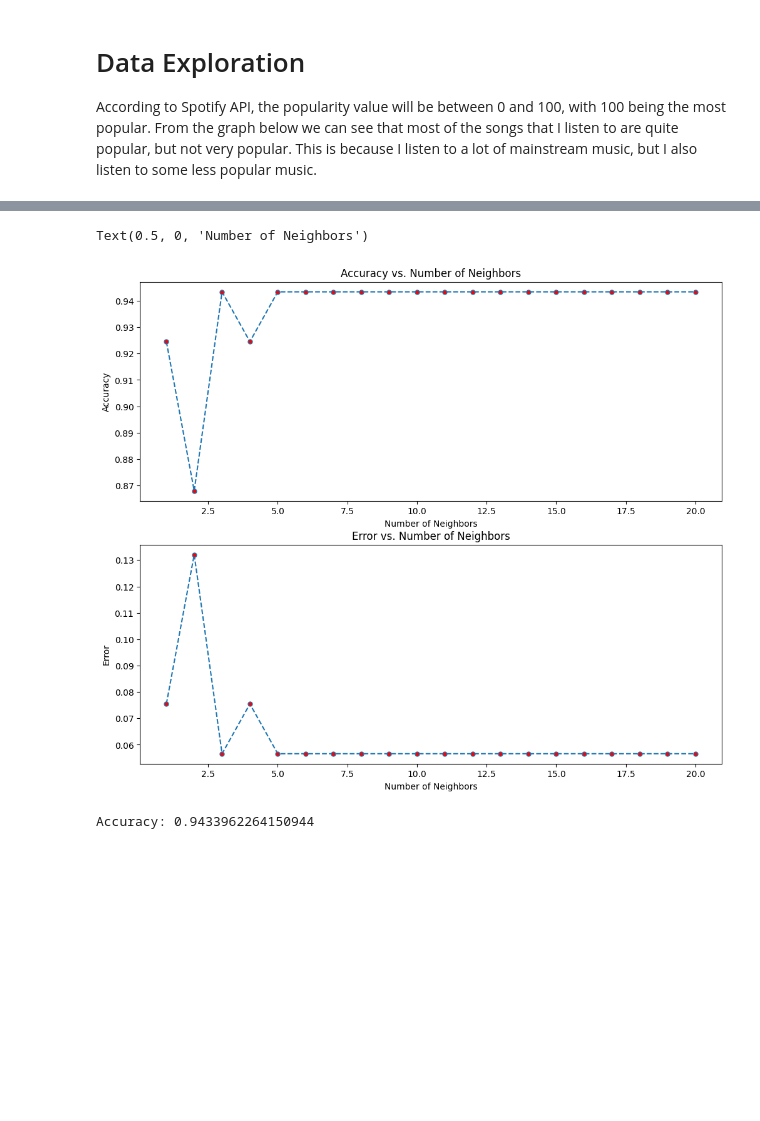
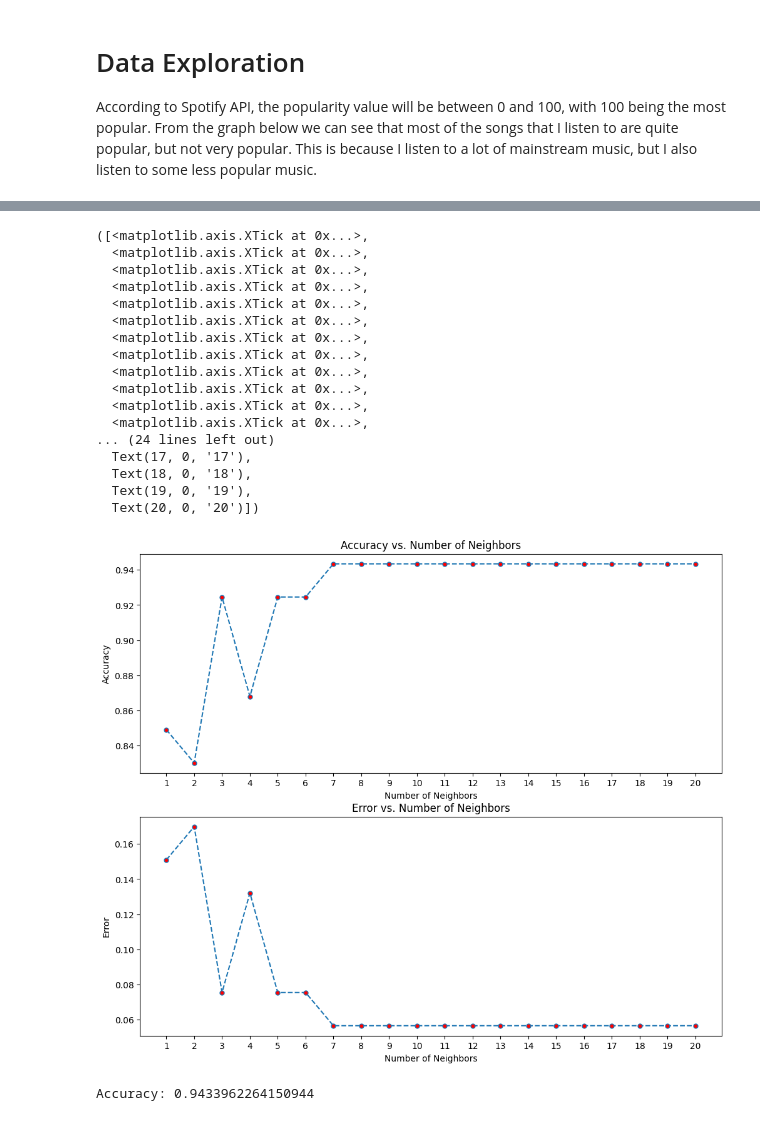
Before and after one commit to bsraya/data-science-portfolio, a Jupyter notebook: song-recommendation-system.ipynb, the cells around one changed output, grey strips where cells are left out. Cells and saved outputs as stored; diff of their text form; code cells hidden in the pictures; blank space fills up the shorter version.

```diff
--- a/song-recommendation-system.ipynb
+++ b/song-recommendation-system.ipynb
@@ -13,7 +13,14 @@ import seaborn as sns
 liked_songs = pd.read_parquet('datasets/cleaned/music-recommendation-system/liked/personal-playlists.parquet')
 unheard_discover_weekly = pd.read_parquet('datasets/cleaned/music-recommendation-system/unheard/discover-weekly.parquet')
 unheard_songs = pd.read_parquet('datasets/cleaned/music-recommendation-system/unheard/categories.parquet')
+unheard_songs = pd.get_dummies(unheard_songs, columns=['key'], dtype=int)
 df = pd.concat([liked_songs, unheard_discover_weekly[unheard_discover_weekly['like'].notnull()]], ignore_index=True)
+df = pd.get_dummies(df, columns=['key'], dtype=int)
+# rearrange columns, where 'like' is the last column and 'listen' is at the second last column
+cols = list(df.columns.values)
+cols.pop(cols.index('like'))
+cols.pop(cols.index('listen'))
+df = df[cols+['listen', 'like']]
 df['listen'] = df['listen'].astype(int)
 df['like'] = df['like'].astype(int)
 # %%
@@ -92,6 +105,15 @@ standardized_favorite_songs_values = scaler.fit_transform(unstandardized_favorit
 # %%
-# put the standardized data back into a dataframe, as well as the `id` column back
+from sklearn.preprocessing import StandardScaler
+tobe_standardized_columns = ['duration_ms', 'tempo', 'time_signature']
+scaler = StandardScaler()
+
+unstandardized_favorite_songs_df = df[tobe_standardized_columns].copy()
+standardized_favorite_songs_values = scaler.fit_transform(unstandardized_favorite_songs_df)
 standardized_favorite_songs_df = pd.DataFrame(standardized_favorite_songs_values, columns=tobe_standardized_columns)
 standardized_favorite_songs_df['id'] = df['id']
 standardized_favorite_songs_df['listen'] = df['listen']
 standardized_favorite_songs_df = standardized_favorite_songs_df[['id'] + tobe_standardized_columns + ['listen']]
+# %%
+# append the non-standardized columns in standardized_favorite_songs_df
+for column in [column for column in df.columns if column not in tobe_standardized_columns + ['id', 'listen']]:
+    standardized_favorite_songs_df[column] = df[column]
@@ -98,29 +138,55 @@ standardized_favorite_songs_df = standardized_favorite_songs_df[['id'] + tobe_st
 # %%
-X_train, X_test, y_train, y_test = train_test_split(standardized_favorite_songs_df[tobe_standardized_columns], df['like'], test_size=0.3, random_state=42)
+X_train, X_test, y_train, y_test = train_test_split(
+    standardized_favorite_songs_df.drop(
+        [column for column in standardized_favorite_songs_df.columns if standardized_favorite_songs_df[column].dtype == 'object'],
+        axis = 1
+    ),
+    standardized_favorite_songs_df['like'],
+    test_size = 0.3,
+    random_state = 42
+)
 # %%
-fig, axes = plt.subplots(6, 3, figsize=(12, 10))
+fig, axes = plt.subplots(6, 3, figsize=(10, 8))
 neighbors = np.arange(1, 21, 1)
 accuracy = list()
 error = list()
 
 for n in neighbors:
   knn = KNeighborsClassifier(n_neighbors=n)
   knn.fit(X_train, y_train)
   accuracy.append(knn.score(X_test, y_test))
   error.append(np.mean(y_test != knn.predict(X_test)))
 
 plt.subplot(2, 1, 1)
 plt.plot(neighbors, accuracy, linestyle='dashed', marker='o', markerfacecolor='red', markersize=5)
 plt.title('Accuracy vs. Number of Neighbors')
 plt.ylabel('Accuracy')
 plt.xlabel('Number of Neighbors')
+plt.xticks(np.arange(1, 21, 1))
 
 plt.subplot(2, 1, 2)
 plt.plot(neighbors, error, linestyle='dashed', marker='o', markerfacecolor='red', markersize=5)
 plt.title('Error vs. Number of Neighbors')
 plt.ylabel('Error')
 plt.xlabel('Number of Neighbors')
+plt.xticks(np.arange(1, 21, 1))
 # %% [output]
-Text(0.5, 0, 'Number of Neighbors')
+([<matplotlib.axis.XTick at 0x...>,
+  <matplotlib.axis.XTick at 0x...>,
+  <matplotlib.axis.XTick at 0x...>,
+  <matplotlib.axis.XTick at 0x...>,
+  <matplotlib.axis.XTick at 0x...>,
+  <matplotlib.axis.XTick at 0x...>,
+  <matplotlib.axis.XTick at 0x...>,
+  <matplotlib.axis.XTick at 0x...>,
+  <matplotlib.axis.XTick at 0x...>,
+  <matplotlib.axis.XTick at 0x...>,
+  <matplotlib.axis.XTick at 0x...>,
+  <matplotlib.axis.XTick at 0x...>,
+... (24 lines left out)
+  Text(17, 0, '17'),
+  Text(18, 0, '18'),
+  Text(19, 0, '19'),
+  Text(20, 0, '20')])
-[figure, old version]
+[figure, new version]
 # %%
```
Also changed, not shown: parts of 12 cells of this notebook.
